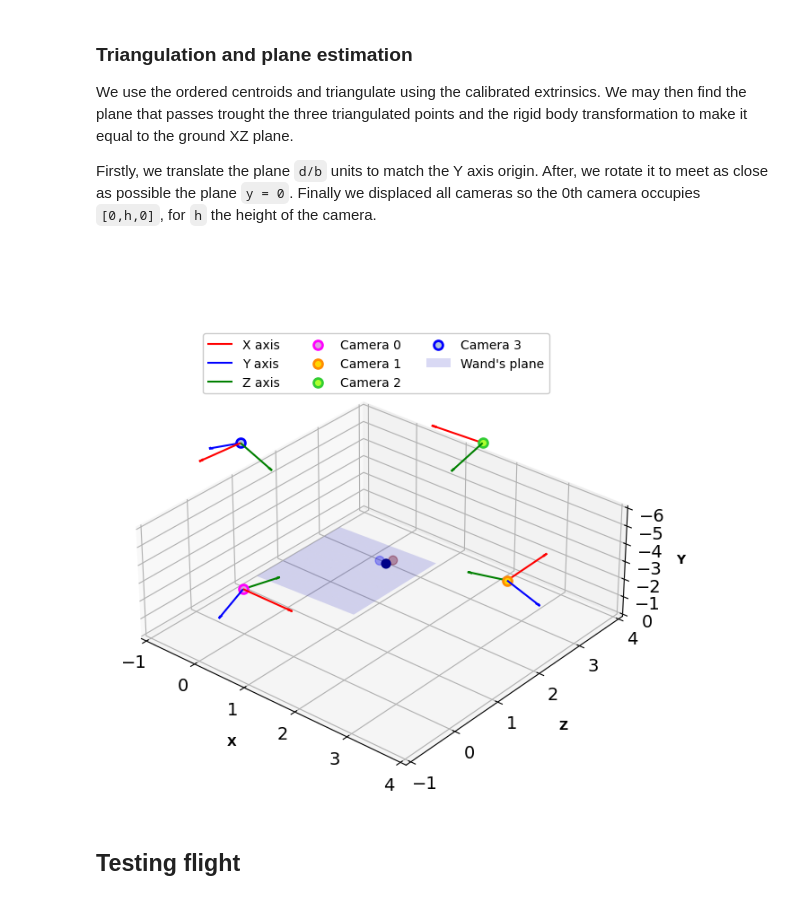
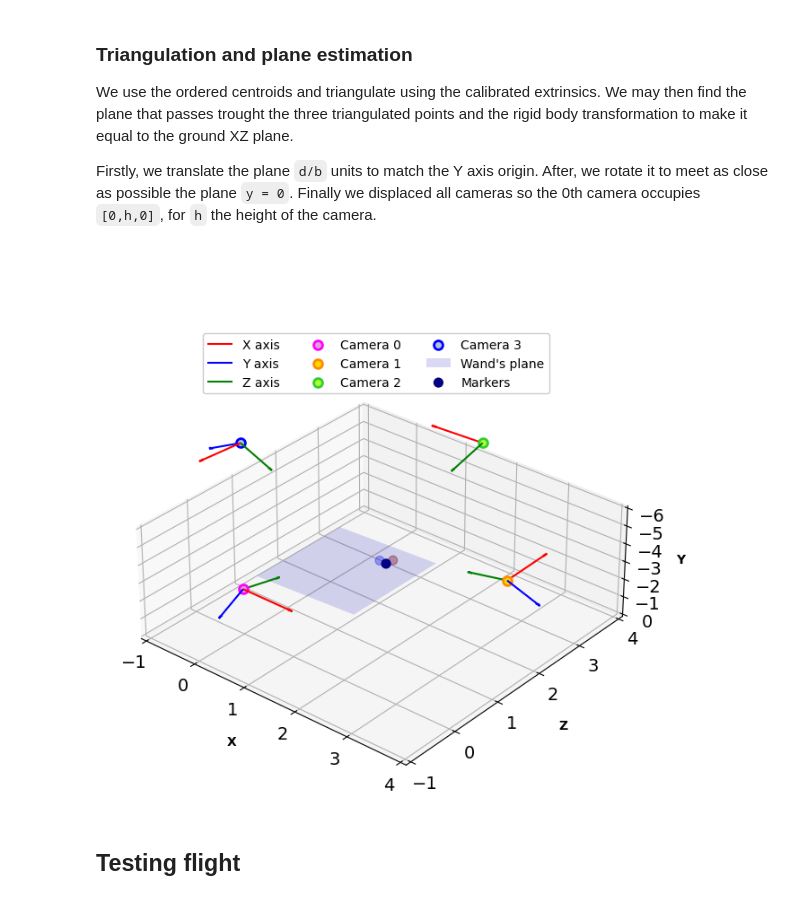
Before and after one commit to debOliveira/MoCapRasp, a Jupyter notebook: central/debugOnline.ipynb, the cells around one changed output. Drawn from its saved outputs; the diff is of its cells as text; code cells hidden in the pictures.

```diff
--- a/central/debugOnline.ipynb
+++ b/central/debugOnline.ipynb
@@ -797,35 +797,35 @@ for j in range(nCameras):
     o+= [0,0,-zDisplacement,0]
     x,y,z= np.array([1, 0, 0, 0]), np.array([0, 1, 0, 0]),np.array([0, 0, 1, 0])
     x,y,z = np.matmul(projMat[j],x),np.matmul(projMat[j],y),np.matmul(projMat[j],z)
     x,y,z = np.matmul(P_plane,x),np.matmul(P_plane,y),np.matmul(P_plane,z)
     ax.quiver(o[0], o[2], o[1], x[0], x[2], x[1], arrow_length_ratio=0.1, edgecolors="r", label='X axis')
     ax.quiver(o[0], o[2], o[1], y[0], y[2], y[1], arrow_length_ratio=0.1, edgecolors="b", label='Y axis')
     ax.quiver(o[0], o[2], o[1], z[0], z[2], z[1], arrow_length_ratio=0.1, edgecolors="g", label='Z axis')
     ax.scatter(o[0], o[2], o[1], s=50, edgecolor=colours[j][0], facecolor=colours[j][1], linewidth=2,  label = 'Camera '+str(j))
 
 # plot the ground plane
 x,z = np.linspace(-1,1,30),np.linspace(3,5,10)
 X,Z = np.meshgrid(x,z)
 Y=(-newPlane[0]*X -newPlane[2]*Z)/newPlane[1]
 surf = ax.plot_surface(X,Z-zDisplacement,Y,color='b',alpha=.15,label="Wand's plane")
 surf._facecolors2d = surf._facecolor3d
 surf._edgecolors2d = surf._edgecolor3d
 # plot markers
 points3d = np.hstack((points3d,np.ones((points3d.shape[0],1))))
 points3d+= [0,d/b,0,0]
 points3d = np.matmul(P_plane,points3d.T).T
 points3d+= [0,0,-zDisplacement,0]
 points3d = points3d.T
-ax.scatter(points3d[0], points3d[2], points3d[1], s=50, c=points3d_new[2], cmap=cmhot)
+ax.scatter(points3d[0], points3d[2], points3d[1], s=50, c=points3d_new[2], cmap=cmhot, label= 'Markers')
 
 # axis setup and plot variables
 handles, labels = plt.gca().get_legend_handles_labels()
 by_label = dict(zip(labels, handles))
 plt.legend(by_label.values(), by_label.keys(),ncol=3,loc ='center',edgecolor='silver', bbox_to_anchor=(0.5, 0.8))
 plt.draw()
 plt.show()
 # %% [output]
-[figure, old version]
+[figure, new version]
 # %% [markdown]
 ## Testing flight
 # %%
```
Also changed, not shown: parts of 2 cells of this notebook.
